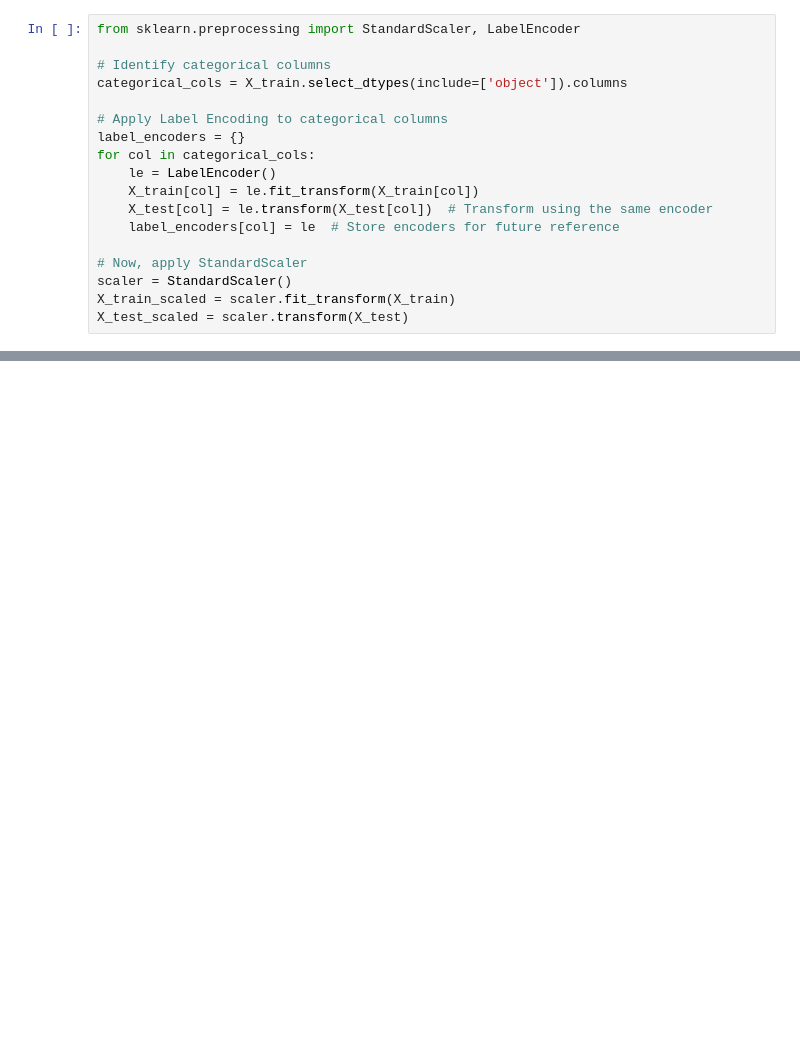
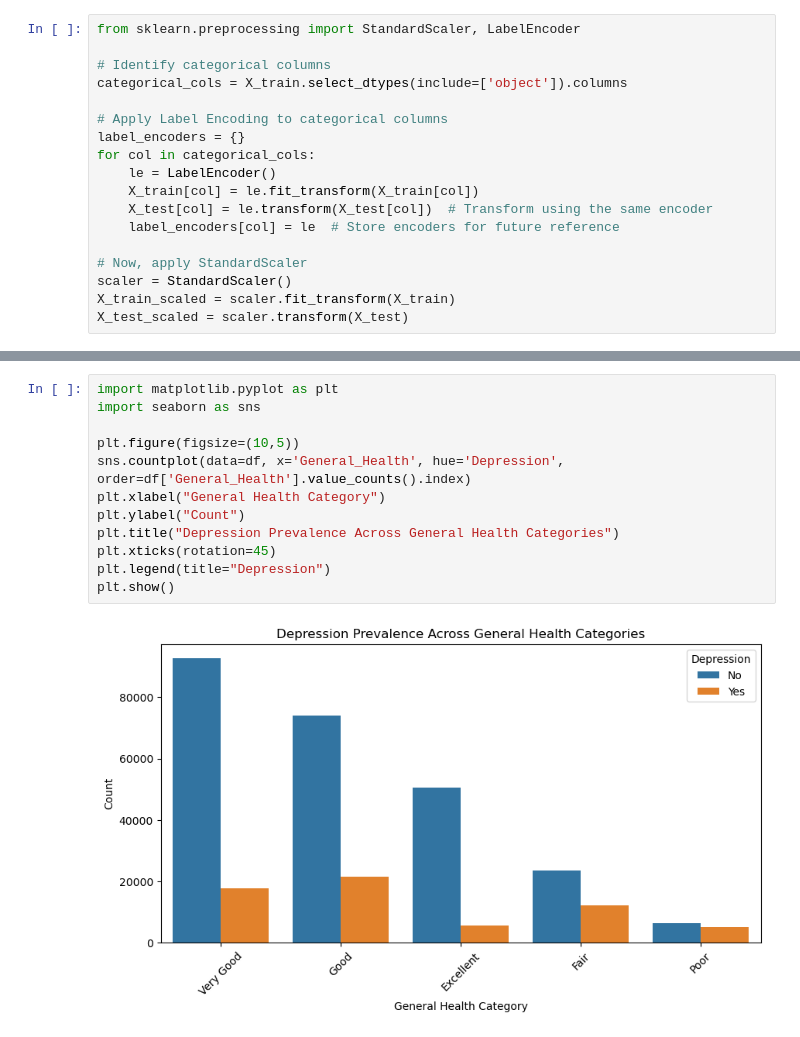
Before and after one commit to hornstarz/Project-4---Machine-Learning, a Jupyter notebook: Project 4 code.ipynb, the cells around one changed output, grey strips where cells are left out. Saved outputs shown, nothing was run; the diff lists cells and outputs as text; blank space fills up the shorter version.

Commit message:
Adding graphs

```diff
--- a/Project 4 code.ipynb
+++ b/Project 4 code.ipynb
@@ -190,0 +195,14 @@ plt.show()
+# %%
+import matplotlib.pyplot as plt
+import seaborn as sns
+
+plt.figure(figsize=(10,5))
+sns.countplot(data=df, x='General_Health', hue='Depression', order=df['General_Health'].value_counts().index)
+plt.xlabel("General Health Category")
+plt.ylabel("Count")
+plt.title("Depression Prevalence Across General Health Categories")
+plt.xticks(rotation=45)
+plt.legend(title="Depression")
+plt.show()
+# %% [output]
+[figure, added]
```
Also changed, not shown: parts of 8 cells of this notebook.
